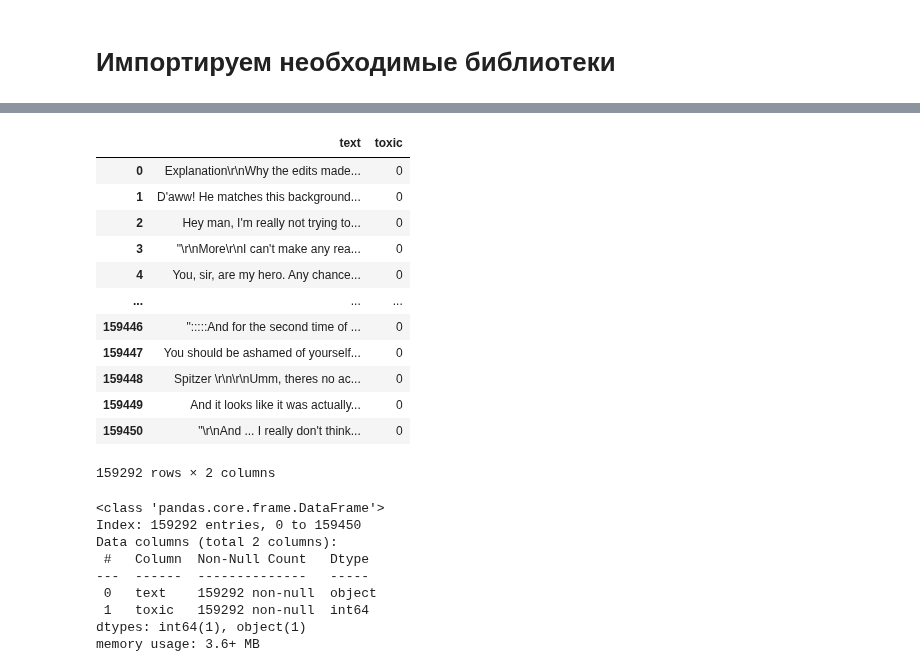
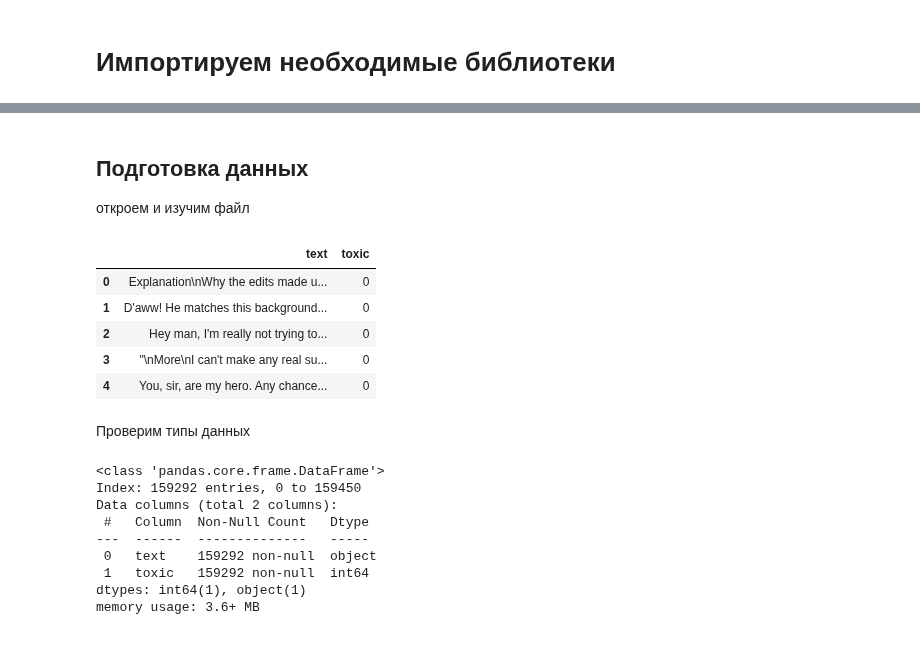
Before and after one commit to samurai921/task_sklearn, a Jupyter notebook: task_3/task_3.ipynb, the cells around one changed output, grey strips where cells are left out. Cells and saved outputs as stored; diff of their text form; code cells hidden in the pictures; blank space fills up the shorter version.

```diff
--- a/task_3/task_3.ipynb
+++ b/task_3/task_3.ipynb
@@ -22,21 +28,20 @@ please provide us feedback at https://github.com/pandas-dev/pandas/issues/54466
+# %% [markdown]
+## Подготовка данных
+
+откроем и изучим файл
 # %%
 df = pd.read_csv('toxic_comments.csv',names=['text','toxic'],skiprows=[0])
 # %%
-df
+df.head()
 # %% [output]
 |  | text | toxic |
-| 0 | Explanation\r\nWhy the edits made... | 0 |
+| 0 | Explanation\nWhy the edits made u... | 0 |
 | 1 | D'aww! He matches this background... | 0 |
 | 2 | Hey man, I'm really not trying to... | 0 |
-| 3 | "\r\nMore\r\nI can't make any rea... | 0 |
+| 3 | "\nMore\nI can't make any real su... | 0 |
 | 4 | You, sir, are my hero. Any chance... | 0 |
-| ... | ... | ... |
-| 159446 | ":::::And for the second time of ... | 0 |
-| 159447 | You should be ashamed of yourself... | 0 |
-| 159448 | Spitzer \r\n\r\nUmm, theres no ac... | 0 |
-| 159449 | And it looks like it was actually... | 0 |
-| 159450 | "\r\nAnd ... I really don't think... | 0 |
-159292 rows × 2 columns
+# %% [markdown]
+Проверим типы данных
 # %%
 df.info()
 # %% [output]
```
Also changed, not shown: parts of 18 cells of this notebook.
